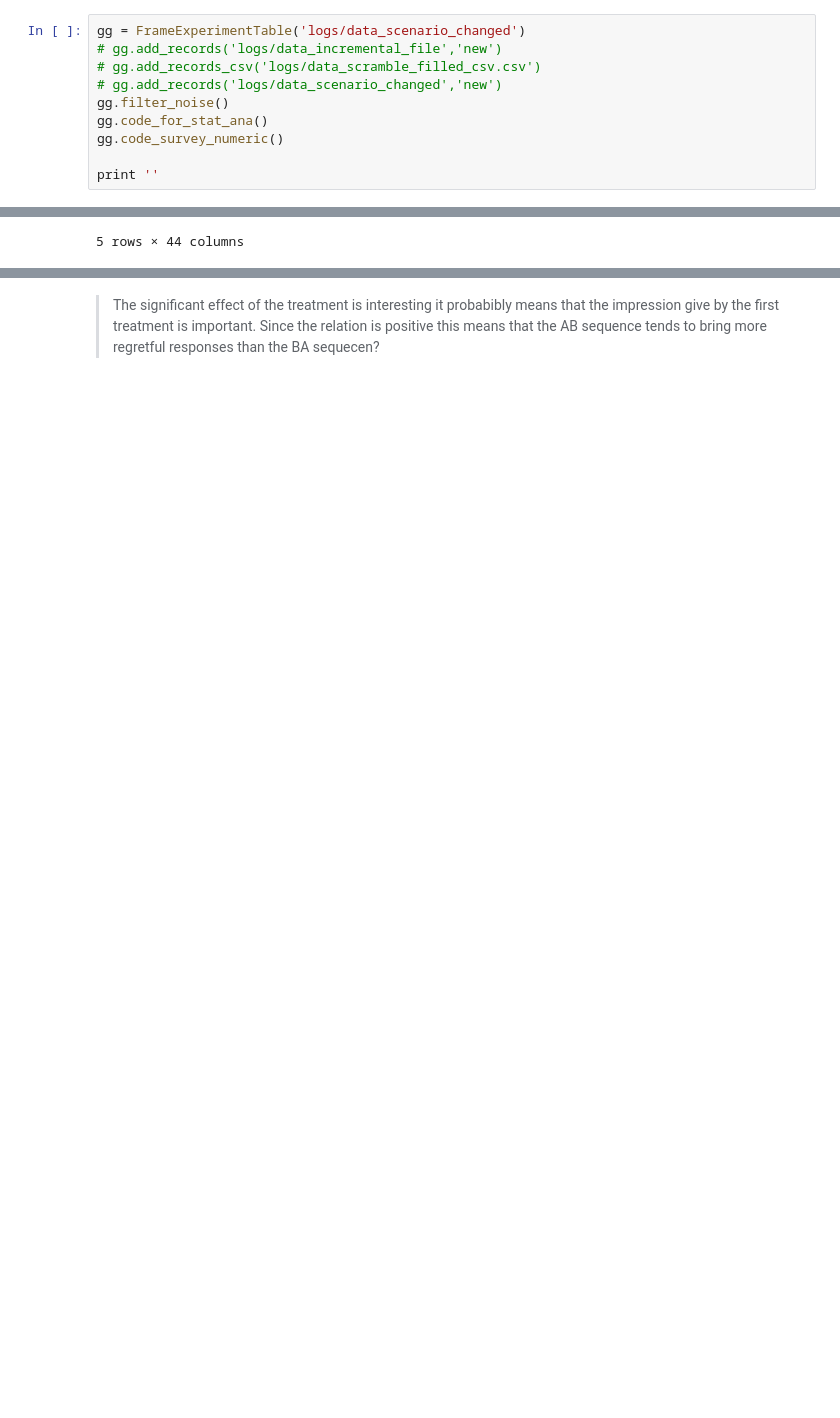
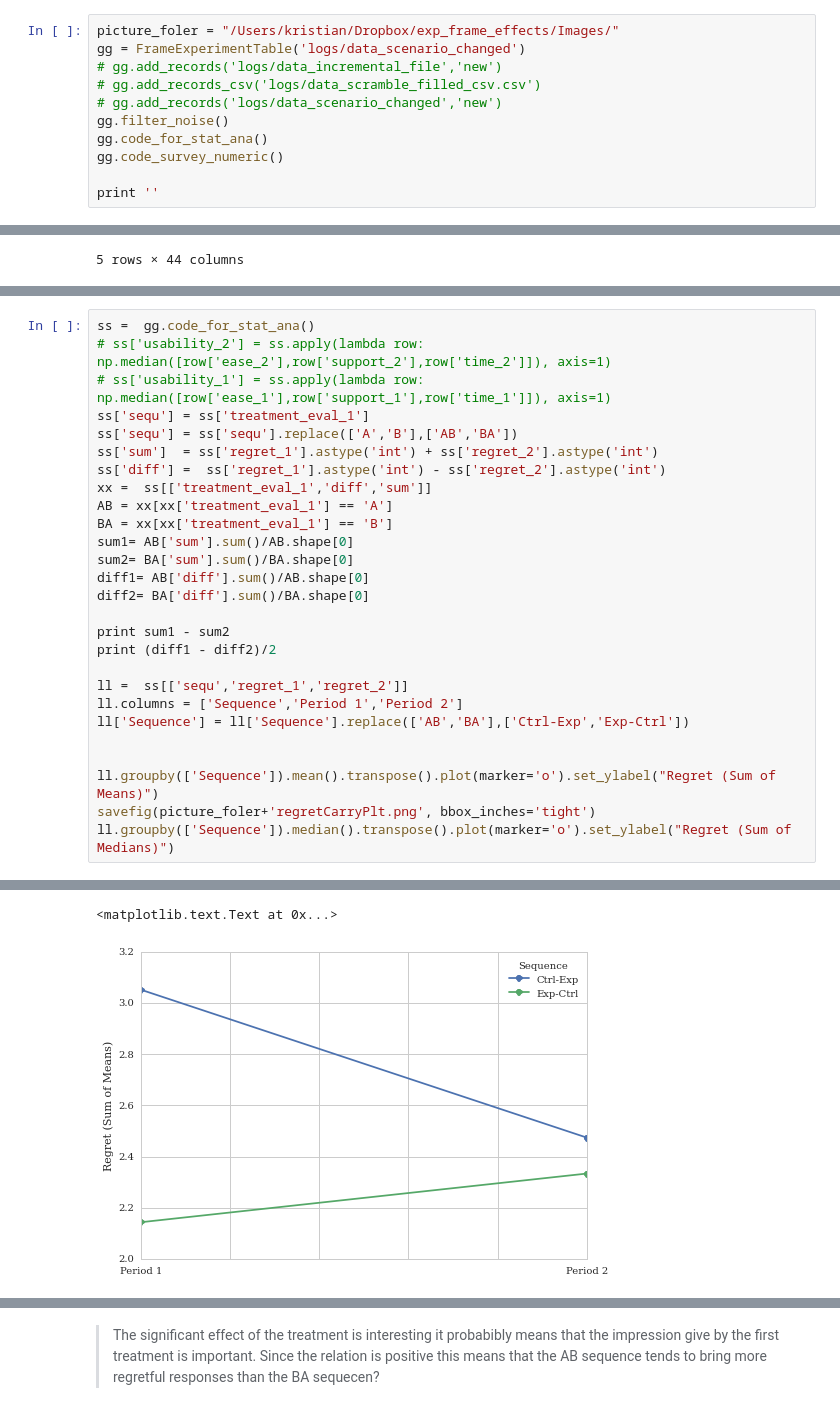
Before and after one commit to kjgarza/frame_experiment_analysis, a Jupyter notebook: Regret_evaluation.ipynb, the cells around one changed output, grey strips where cells are left out. Saved outputs shown, nothing was run; the diff lists cells and outputs as text; blank space fills up the shorter version.

```diff
--- a/Regret_evaluation.ipynb
+++ b/Regret_evaluation.ipynb
@@ -27,6 +31,7 @@ rm(list=ls())
 # %% [markdown]
 ##Load dataset
 # %%
+picture_foler = "/Users/kristian/Dropbox/exp_frame_effects/Images/"
 gg = FrameExperimentTable('logs/data_scenario_changed')
 # gg.add_records('logs/data_incremental_file','new')
 # gg.add_records_csv('logs/data_scramble_filled_csv.csv')
@@ -104,0 +150,28 @@ rm_ws_dataframe - no duplicates
+# %%
+ss =  gg.code_for_stat_ana()
+# ss['usability_2'] = ss.apply(lambda row: np.median([row['ease_2'],row['support_2'],row['time_2']]), axis=1)
+# ss['usability_1'] = ss.apply(lambda row: np.median([row['ease_1'],row['support_1'],row['time_1']]), axis=1)
+ss['sequ'] = ss['treatment_eval_1']
+ss['sequ'] = ss['sequ'].replace(['A','B'],['AB','BA'])
+ss['sum']  = ss['regret_1'].astype('int') + ss['regret_2'].astype('int')
+ss['diff'] =  ss['regret_1'].astype('int') - ss['regret_2'].astype('int')
+xx =  ss[['treatment_eval_1','diff','sum']]
+AB = xx[xx['treatment_eval_1'] == 'A']
+BA = xx[xx['treatment_eval_1'] == 'B']
+sum1= AB['sum'].sum()/AB.shape[0]
+sum2= BA['sum'].sum()/BA.shape[0]
+diff1= AB['diff'].sum()/AB.shape[0]
+diff2= BA['diff'].sum()/BA.shape[0]
+
+print sum1 - sum2
+print (diff1 - diff2)/2
+
+ll =  ss[['sequ','regret_1','regret_2']]
+ll.columns = ['Sequence','Period 1','Period 2']
+ll['Sequence'] = ll['Sequence'].replace(['AB','BA'],['Ctrl-Exp','Exp-Ctrl'])
+
+
+ll.groupby(['Sequence']).mean().transpose().plot(marker='o').set_ylabel("Regret (Sum of Means)")
+savefig(picture_foler+'regretCarryPlt.png', bbox_inches='tight')
+ll.groupby(['Sequence']).median().transpose().plot(marker='o').set_ylabel("Regret (Sum of Medians)")
+# %% [output]
@@ -104,0 +181,2 @@ rm_ws_dataframe - no duplicates
+<matplotlib.text.Text at 0x...>
+[figure, added]
```
Also changed, not shown: parts of 45 cells of this notebook, 36 other files.
